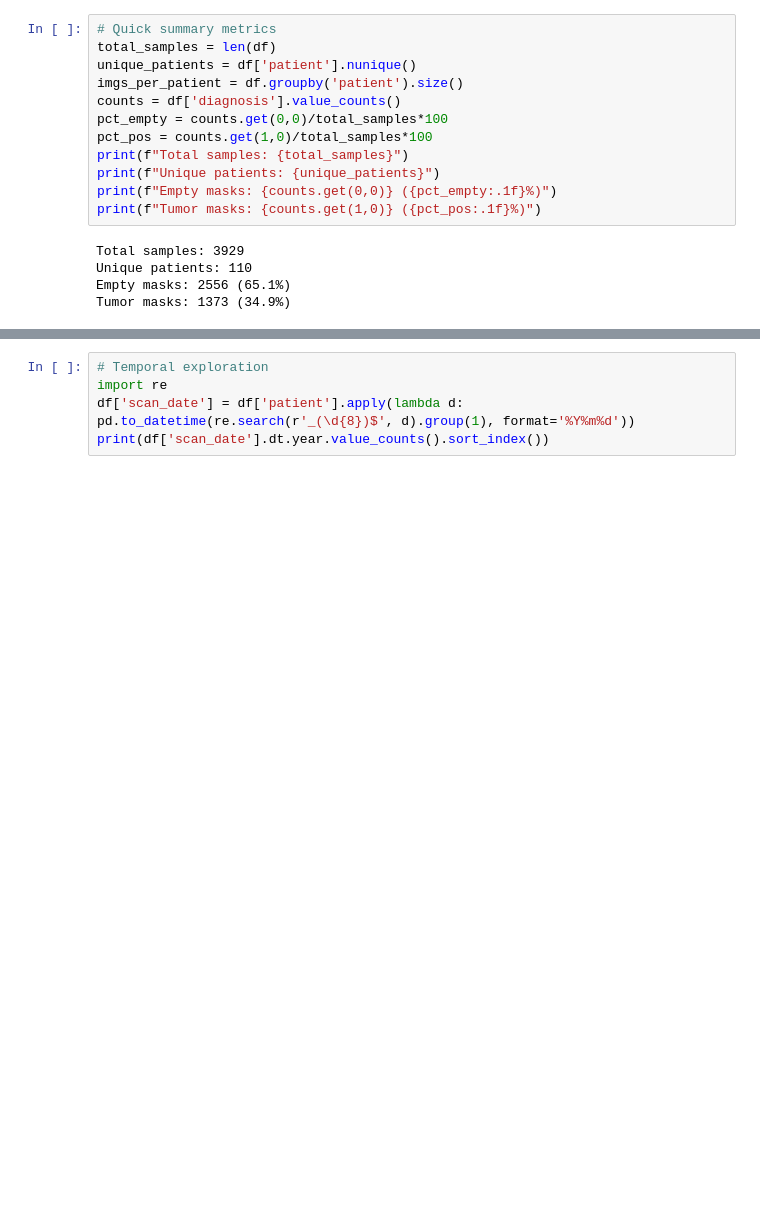
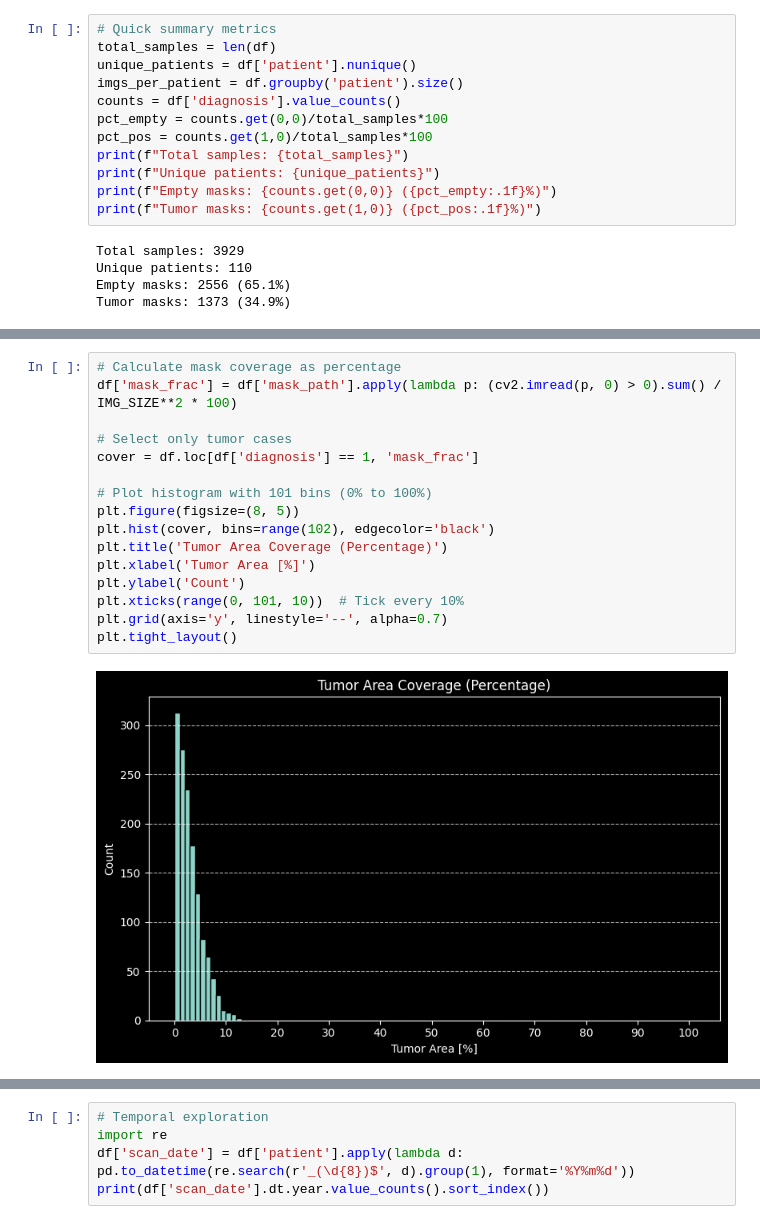
Before and after one commit to Severin48/Brain-Tumor-Semantic-Segmentation, a Jupyter notebook: DataExploration.ipynb, the cells around one changed output, grey strips where cells are left out. Saved outputs shown, nothing was run; the diff lists cells and outputs as text; blank space fills up the shorter version.

```diff
--- a/DataExploration.ipynb
+++ b/DataExploration.ipynb
@@ -141,0 +142,18 @@ plt.title('Tumor-area fraction'); plt.xlabel('Frac'); plt.ylabel('Count'); plt.s
+# %%
+# Calculate mask coverage as percentage
+df['mask_frac'] = df['mask_path'].apply(lambda p: (cv2.imread(p, 0) > 0).sum() / IMG_SIZE**2 * 100)
+
+# Select only tumor cases
+cover = df.loc[df['diagnosis'] == 1, 'mask_frac']
+
+# Plot histogram with 101 bins (0% to 100%)
+plt.figure(figsize=(8, 5))
+plt.hist(cover, bins=range(102), edgecolor='black')
+plt.title('Tumor Area Coverage (Percentage)')
+plt.xlabel('Tumor Area [%]')
+plt.ylabel('Count')
+plt.xticks(range(0, 101, 10))  # Tick every 10%
+plt.grid(axis='y', linestyle='--', alpha=0.7)
+plt.tight_layout()
+# %% [output]
+[figure, added]
```
Also changed, not shown: parts of 12 cells of this notebook.
